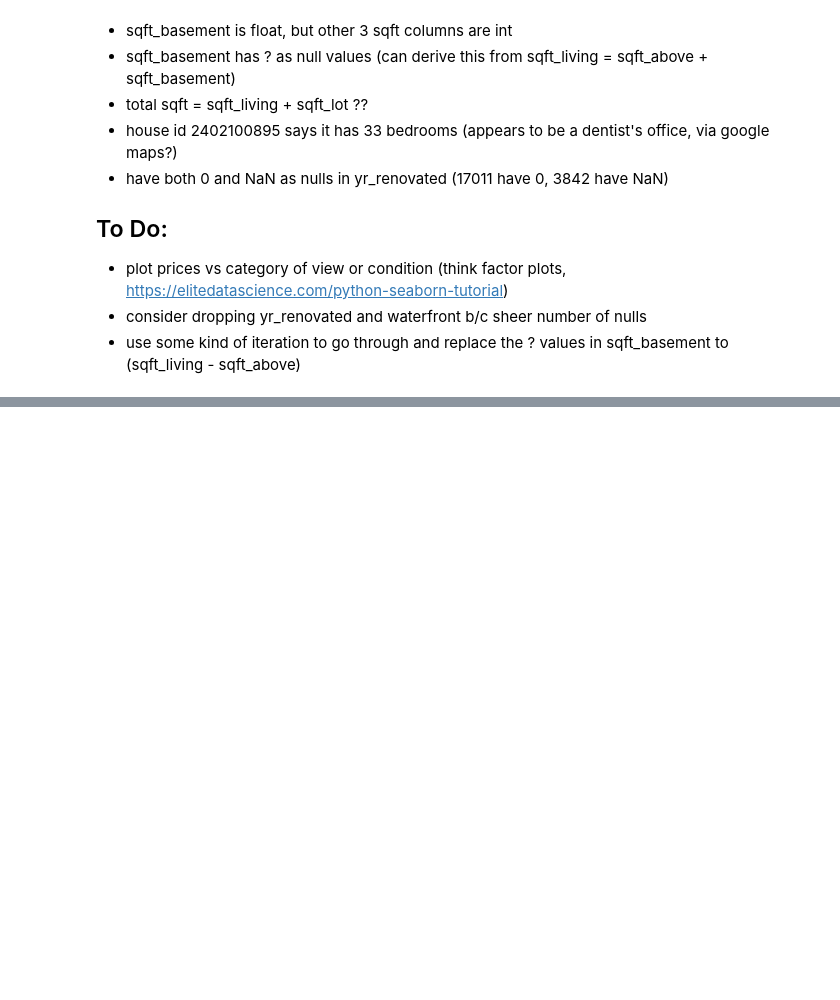
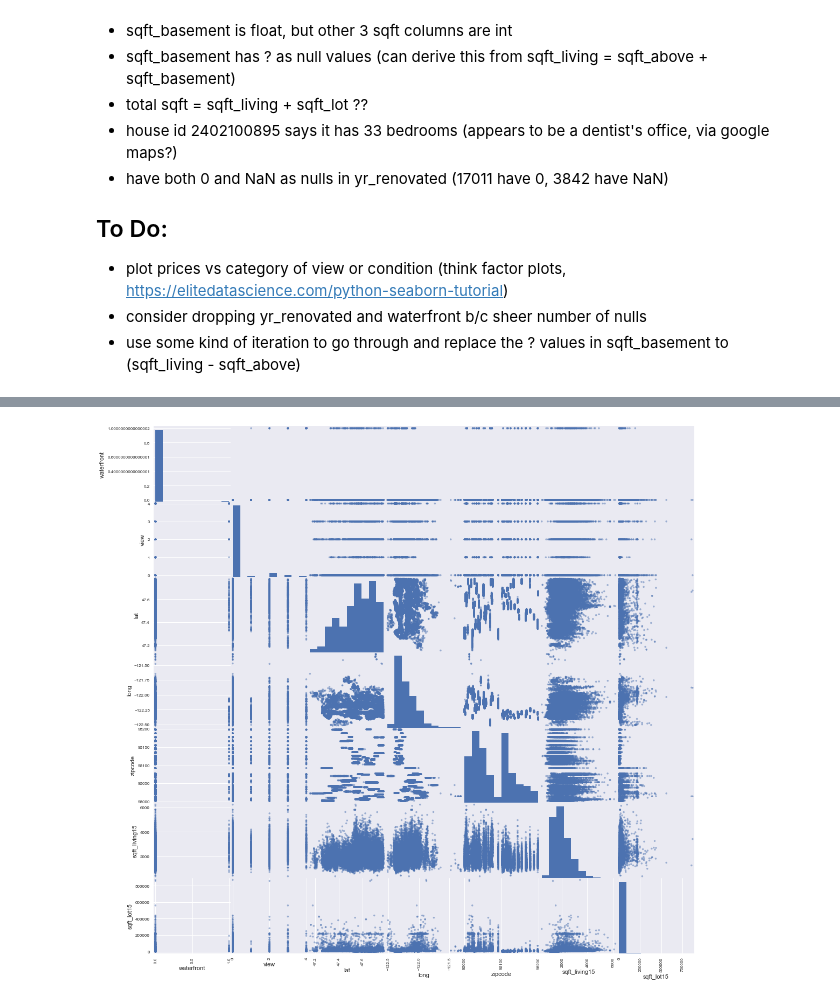
Before and after one commit to lindseyberlin/houston-ds-042219-mod1-project, a Jupyter notebook: Initial Playing Around.ipynb, the cells around one changed output, grey strips where cells are left out. Cells and saved outputs as stored; diff of their text form; code cells hidden in the pictures; blank space fills up the shorter version.

```diff
--- a/Initial Playing Around.ipynb
+++ b/Initial Playing Around.ipynb
@@ -41,0 +100,2 @@ clean_df['yr_renovated'] = clean_df['yr_renovated'].apply(np.int64)
+# %%
+df['date'] = pd.to_datetime(df['date'])
@@ -77,0 +247,9 @@ model_qual.summary()
+# %%
+outcome = "price"
+qual_columns = ["bedrooms", "bathrooms", "floors", "view", "waterfront", "grade", "condition"]
+loc_columns = ["waterfront", "view", "lat", "long", "zipcode", "sqft_living15", "sqft_lot15"]
+time_columns = ["date", "yr_built", "yr_renovated"]
+# %%
+pd.plotting.scatter_matrix(df[loc_columns], figsize=(18,18));
+# %% [output]
+[figure, added]
```
Also changed, not shown: parts of 13 cells of this notebook.
